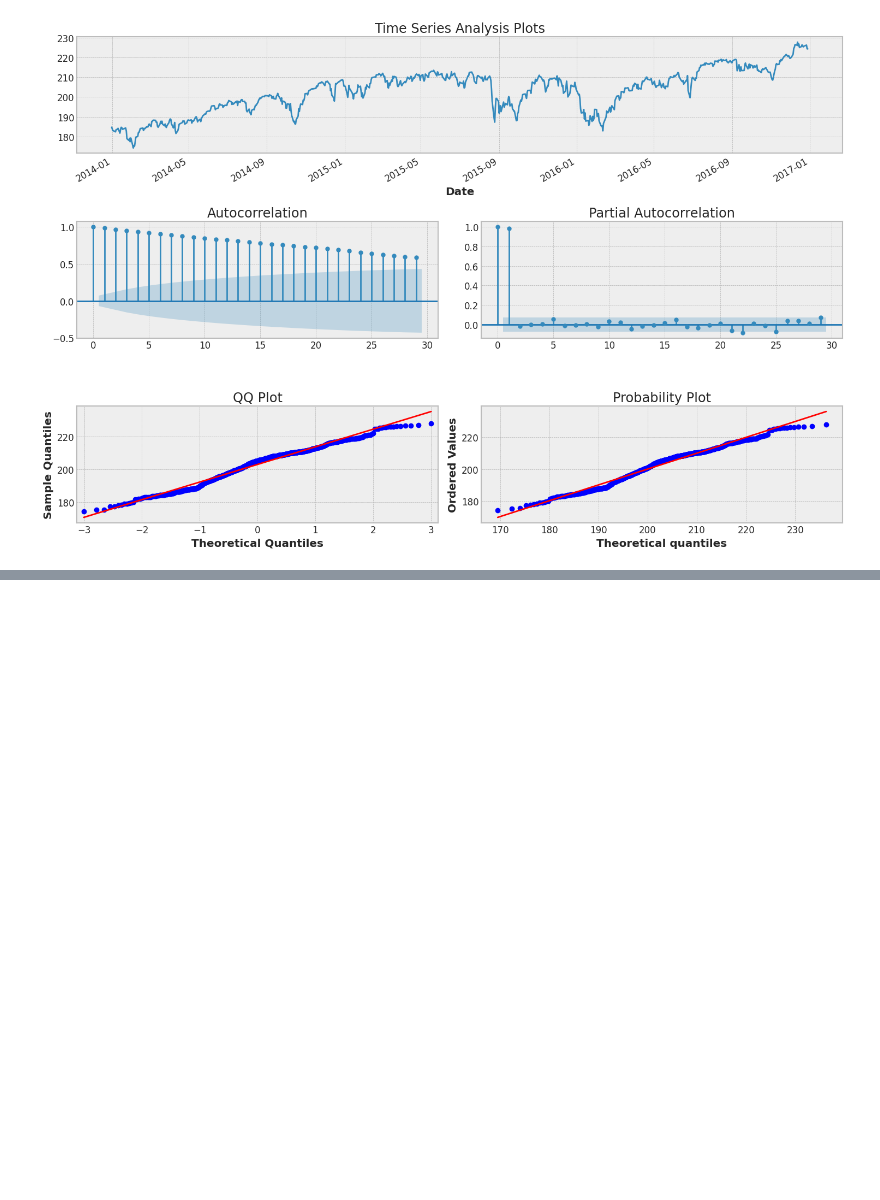
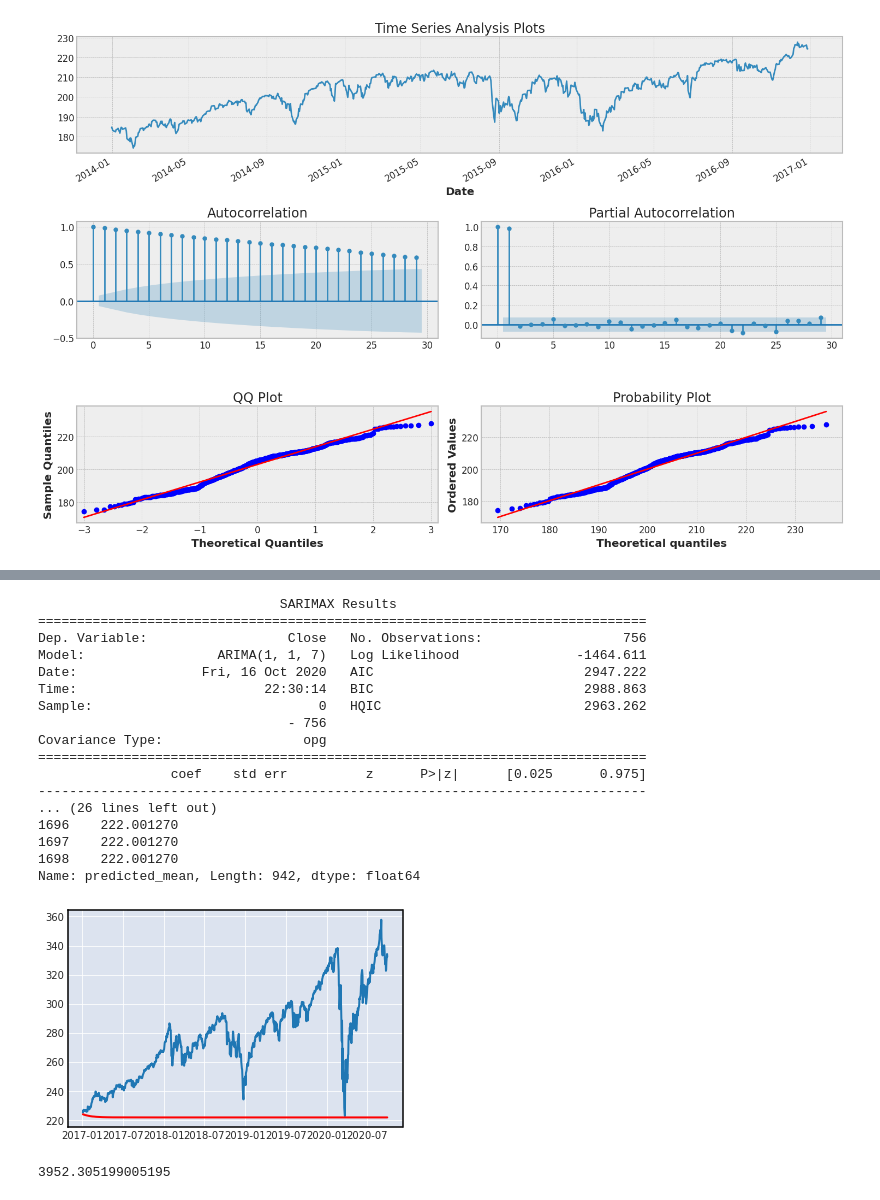
Before and after one commit to Rhizii/CHAPs, a Jupyter notebook: acf_pacf.ipynb, the cells around one changed output, grey strips where cells are left out. Saved outputs shown, nothing was run; the diff lists cells and outputs as text; code cells hidden in the pictures; blank space fills up the shorter version.

```diff
--- a/acf_pacf.ipynb
+++ b/acf_pacf.ipynb
@@ -151,0 +200,39 @@ plt.show()
+# %%
+model = ARIMA(train["Close"], order=(1, 1, 7))
+fitted_model = model.fit()
+print(fitted_model.summary())
+
+start_index = len(train["Close"]) + 1
+end_index = len(train["Close"]) + len(test["Close"])
+preds = fitted_model.predict(start = start_index, end= end_index)
+print(preds)
+mse = mean_squared_error(test["Close"], preds)
+
+plt.plot(test["Close"])
+plt.plot(test["Close"].index, preds, color = 'red')
+plt.show()
+
+print(mse)
+
+# fitted_model.plot_predict(start = 0, end=900)
+# plt.show()
+# %% [output]
+                               SARIMAX Results
+==============================================================================
+Dep. Variable:                  Close   No. Observations:                  756
+Model:                 ARIMA(1, 1, 7)   Log Likelihood               -1464.611
+Date:                Fri, 16 Oct 2020   AIC                           2947.222
+Time:                        22:30:14   BIC                           2988.863
+Sample:                             0   HQIC                          2963.262
+                                - 756
+Covariance Type:                  opg
+==============================================================================
+                 coef    std err          z      P>|z|      [0.025      0.975]
+------------------------------------------------------------------------------
+... (26 lines left out)
+1696    222.001270
+1697    222.001270
+1698    222.001270
+Name: predicted_mean, Length: 942, dtype: float64
+[figure, added]
+3952.305199005195
```
Also changed, not shown: parts of 5 cells of this notebook.
